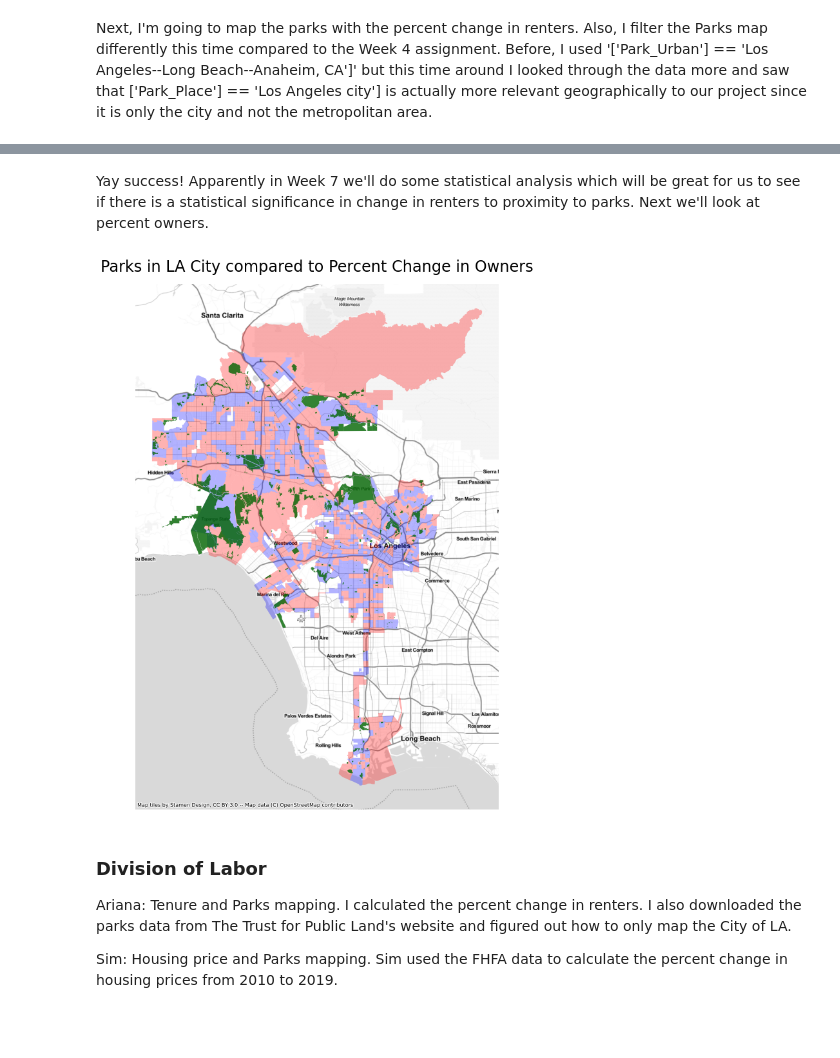
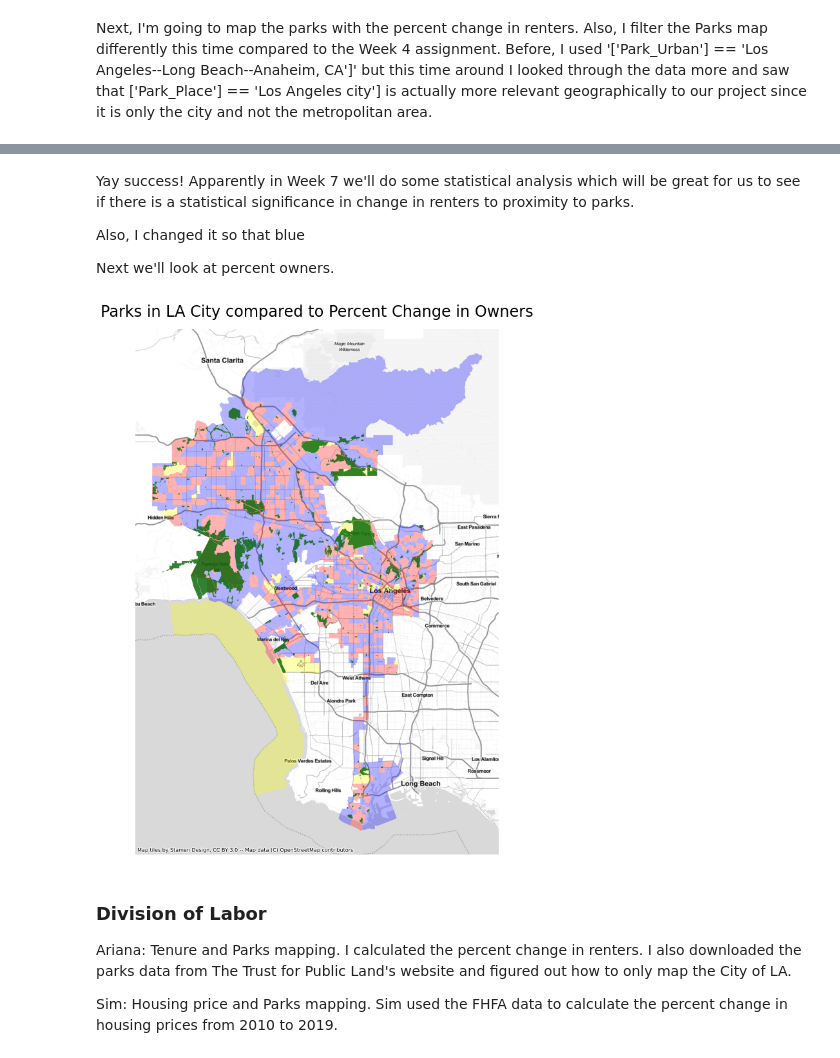
Before and after one commit to arihernandez98/GoAgs, a Jupyter notebook: GroupAssignments/Tenure/Midterm.ipynb, the cells around one changed output, grey strips where cells are left out. Drawn from its saved outputs; the diff is of its cells as text; code cells hidden in the pictures; blank space fills up the shorter version.

```diff
--- a/GroupAssignments/Tenure/Midterm.ipynb
+++ b/GroupAssignments/Tenure/Midterm.ipynb
@@ -374,40 +393,50 @@ ctx.add_basemap(ax, source=ctx.providers.Stamen.TonerLite)
 # %% [markdown]
-Yay success! Apparently in Week 7 we'll do some statistical analysis which will be great for us to see if there is a statistical significance in change in renters to proximity to parks. Next we'll look at percent owners.
+Yay success! Apparently in Week 7 we'll do some statistical analysis which will be great for us to see if there is a statistical significance in change in renters to proximity to parks.
+
+Also, I changed it so that blue
+
+Next we'll look at percent owners.
 # %%
 parks_web_mercator = parks.to_crs(epsg=3857)
 fig, ax = plt.subplots(figsize=(15, 15))
 
 
 
 
 tenure_web_mercator[tenure_web_mercator['PC_Owners'] < 0].plot(
                                                                ax=ax,
-                                                               color="red",
+                                                               color="blue",
                                                                alpha=0.3
 )
 
 tenure_web_mercator[tenure_web_mercator['PC_Owners'] > 0].plot(
                                                                ax=ax,
-                                                               color="blue",
+                                                               color="red",
+                                                               alpha=0.3
+)
+
+tenure_web_mercator[tenure_web_mercator['PC_Owners'] == 0].plot(
+                                                               ax=ax,
+                                                               color="yellow",
                                                                alpha=0.3
 )
 
 parks_web_mercator[parks_web_mercator['Park_Place'] == 'Los Angeles city'].plot(
                                                                ax=ax,
                                                                color="darkgreen",
                                                                alpha= 0.8
 )
 
 # turn the axis off
 ax.axis('off')
 
 # set a title
 ax.set_title('Parks in LA City compared to Percent Change in Owners',fontsize=24,pad=20)
 
 # add a basemap
 ctx.add_basemap(ax, source=ctx.providers.Stamen.TonerLite)
 # %% [output]
-[figure, old version]
+[figure, new version]
 # %% [markdown]
 ### Division of Labor
 
```
Also changed, not shown: parts of 6 cells of this notebook.
